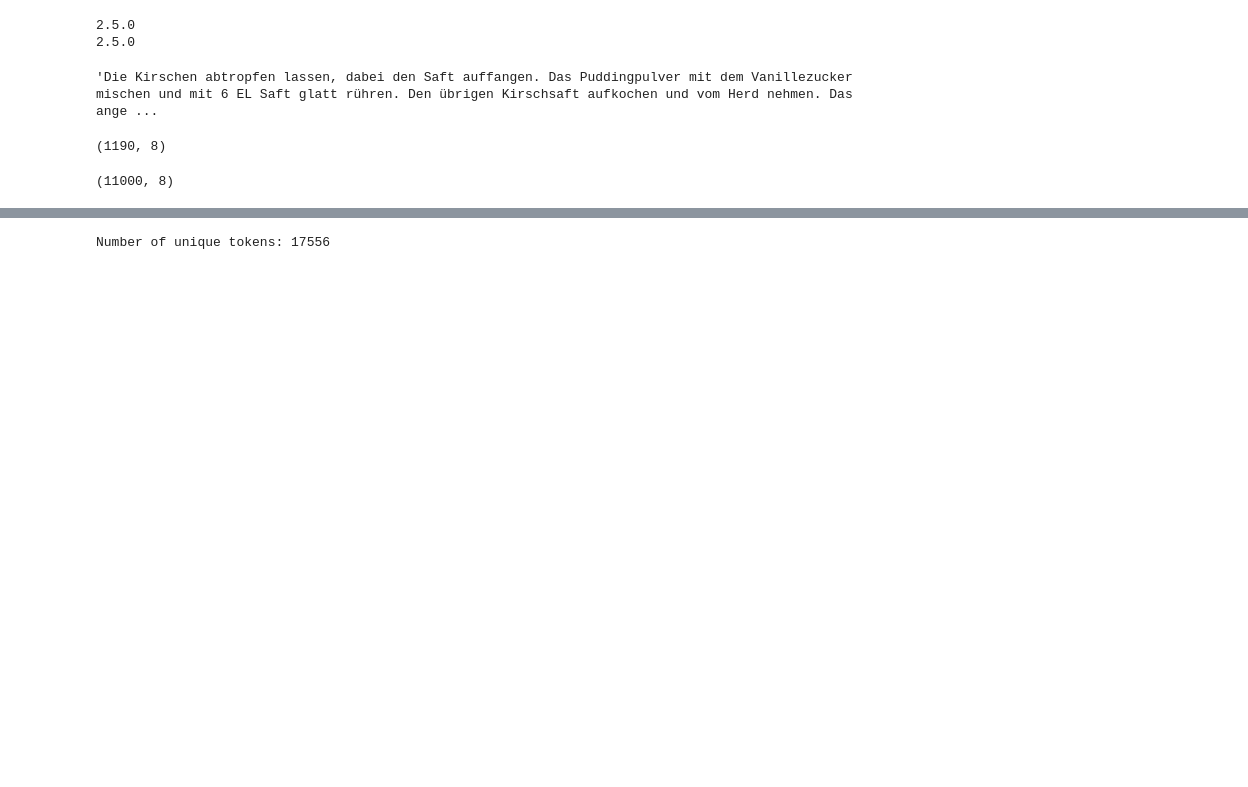
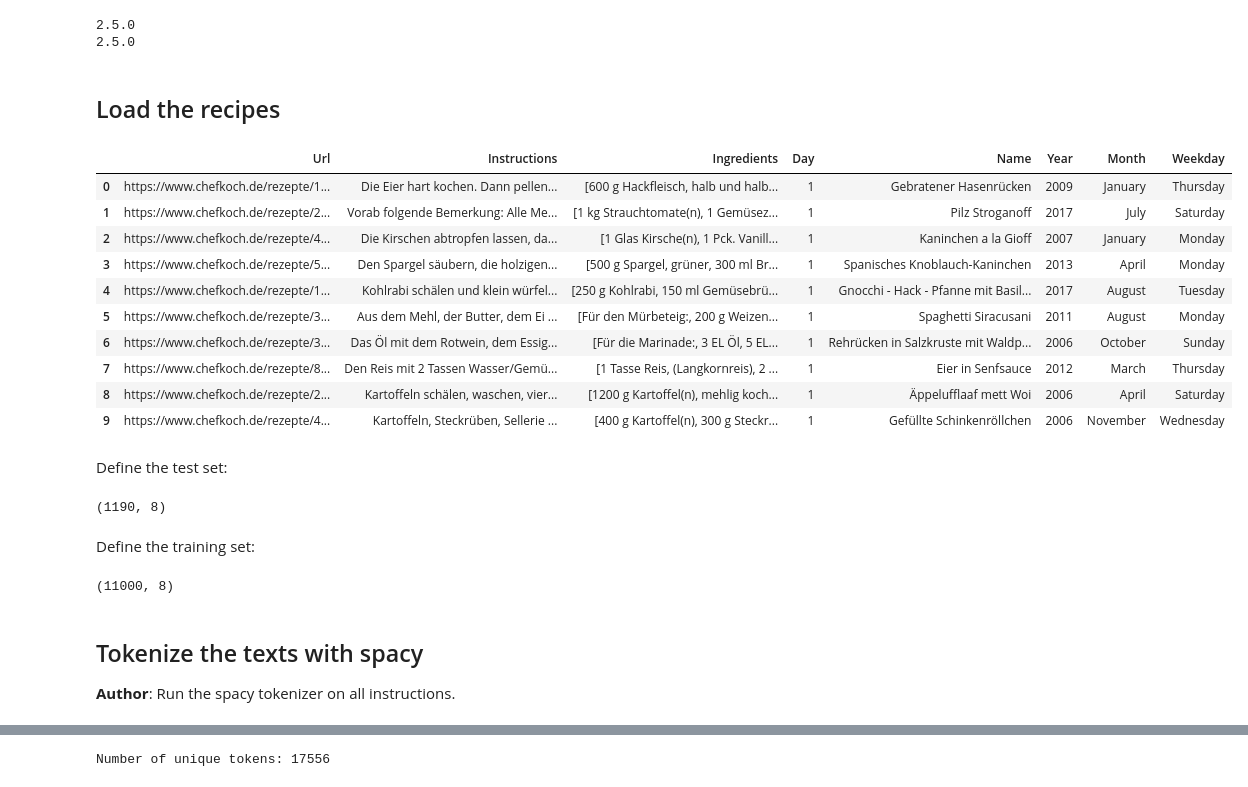
Before and after one commit to y-garcia/recipe-ingredient-classifier, a Jupyter notebook: 03_benchmark.ipynb, the cells around one changed output, grey strips where cells are left out. Cells and saved outputs as stored; diff of their text form; code cells hidden in the pictures; blank space fills up the shorter version.

```diff
--- a/03_benchmark.ipynb
+++ b/03_benchmark.ipynb
@@ -70,18 +48,37 @@ print(tf.keras.__version__)
 # %% [output]
 2.5.0
 2.5.0
+# %% [markdown]
+## Load the recipes
 # %%
 df = pd.read_json("data/recipes.json")
-df.Instructions[2]
+df.head(10)
 # %% [output]
-'Die Kirschen abtropfen lassen, dabei den Saft auffangen. Das Puddingpulver mit dem Vanillezucker mischen und mit 6 EL Saft glatt rühren. Den übrigen Kirschsaft aufkochen und vom Herd nehmen. Das ange ...
+|  | Url | Instructions | Ingredients | Day | Name | Year | Month | Weekday |
+| 0 | https://www.chefkoch.de/rezepte/1... | Die Eier hart kochen. Dann pellen... | [600 g Hackfleisch, halb und halb... | 1 | Gebratener Hasenrücken | 2009 | January | Thursday |
+| 1 | https://www.chefkoch.de/rezepte/2... | Vorab folgende Bemerkung: Alle Me... | [1 kg Strauchtomate(n), 1 Gemüsez... | 1 | Pilz Stroganoff | 2017 | July | Saturday |
+| 2 | https://www.chefkoch.de/rezepte/4... | Die Kirschen abtropfen lassen, da... | [1 Glas Kirsche(n), 1 Pck. Vanill... | 1 | Kaninchen a la Gioff | 2007 | January | Monday |
+| 3 | https://www.chefkoch.de/rezepte/5... | Den Spargel säubern, die holzigen... | [500 g Spargel, grüner, 300 ml Br... | 1 | Spanisches Knoblauch-Kaninchen | 2013 | April | Monday |
+| 4 | https://www.chefkoch.de/rezepte/1... | Kohlrabi schälen und klein würfel... | [250 g Kohlrabi, 150 ml Gemüsebrü... | 1 | Gnocchi - Hack - Pfanne mit Basil... | 2017 | August | Tuesday |
+| 5 | https://www.chefkoch.de/rezepte/3... | Aus dem Mehl, der Butter, dem Ei ... | [Für den Mürbeteig:, 200 g Weizen... | 1 | Spaghetti Siracusani | 2011 | August | Monday |
+| 6 | https://www.chefkoch.de/rezepte/3... | Das Öl mit dem Rotwein, dem Essig... | [Für die Marinade:, 3 EL Öl, 5 EL... | 1 | Rehrücken in Salzkruste mit Waldp... | 2006 | October | Sunday |
+| 7 | https://www.chefkoch.de/rezepte/8... | Den Reis mit 2 Tassen Wasser/Gemü... | [1 Tasse Reis, (Langkornreis), 2 ... | 1 | Eier in Senfsauce | 2012 | March | Thursday |
+| 8 | https://www.chefkoch.de/rezepte/2... | Kartoffeln schälen, waschen, vier... | [1200 g Kartoffel(n), mehlig koch... | 1 | Äppelufflaaf mett Woi | 2006 | April | Saturday |
+| 9 | https://www.chefkoch.de/rezepte/4... | Kartoffeln, Steckrüben, Sellerie ... | [400 g Kartoffel(n), 300 g Steckr... | 1 | Gefüllte Schinkenröllchen | 2006 | November | Wednesday |
+# %% [markdown]
+Define the test set:
 # %%
 eval_df = df[11000:]
 eval_df.shape
 # %% [output]
 (1190, 8)
+# %% [markdown]
+Define the training set:
 # %%
 df = df[:11000]
 df.shape
 # %% [output]
 (11000, 8)
+# %% [markdown]
+## Tokenize the texts with spacy
+**Author**: Run the spacy tokenizer on all instructions.
```
Also changed, not shown: parts of 53 cells of this notebook, 1 other file.
